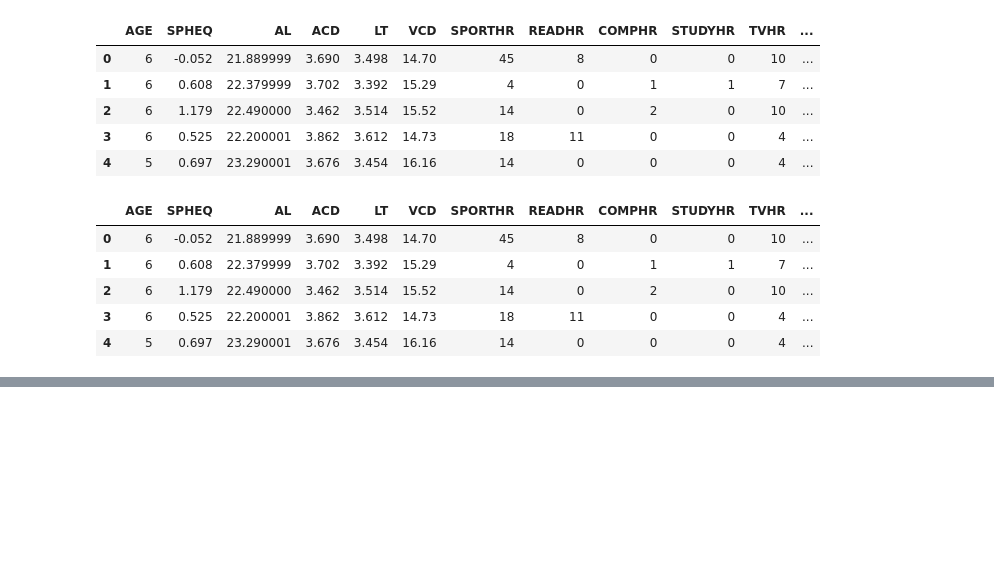
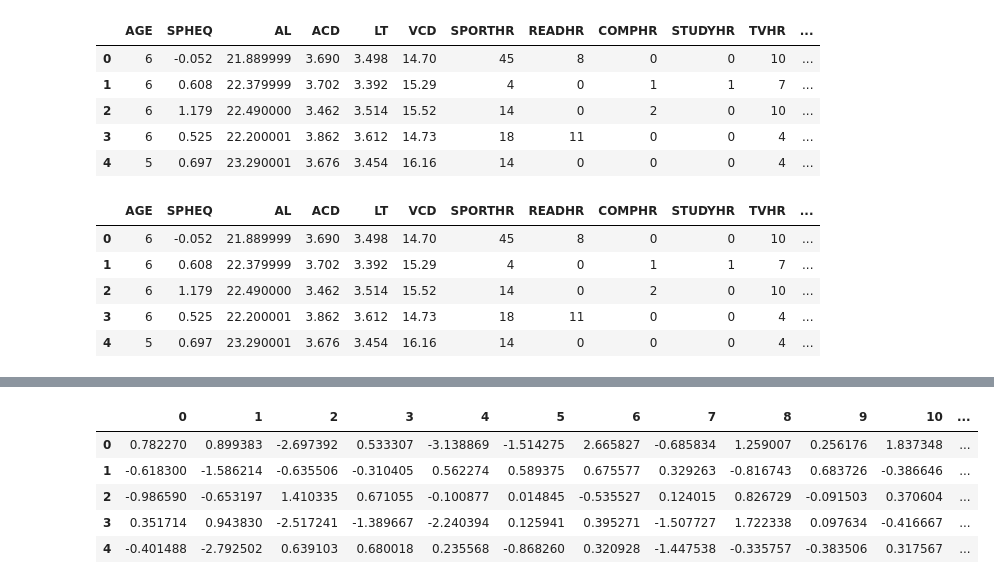
Before and after one commit to tylerhill122/myopia-clusters, a Jupyter notebook: myopia.ipynb, the cells around one changed output, grey strips where cells are left out. Saved outputs shown, nothing was run; the diff lists cells and outputs as text; code cells hidden in the pictures; blank space fills up the shorter version.

```diff
--- a/myopia.ipynb
+++ b/myopia.ipynb
@@ -63,0 +95,11 @@ plt.show()
+# %%
+pred = model.predict(df_myo_pca)
+df_myo_pca['predicted class'] = model.labels_
+df_myo_pca.head()
+# %% [output]
+|  | 0 | 1 | 2 | 3 | 4 | 5 | 6 | 7 | 8 | 9 | 10 | ... |
+| 0 | 0.782270 | 0.899383 | -2.697392 | 0.533307 | -3.138869 | -1.514275 | 2.665827 | -0.685834 | 1.259007 | 0.256176 | 1.837348 | ... |
+| 1 | -0.618300 | -1.586214 | -0.635506 | -0.310405 | 0.562274 | 0.589375 | 0.675577 | 0.329263 | -0.816743 | 0.683726 | -0.386646 | ... |
+| 2 | -0.986590 | -0.653197 | 1.410335 | 0.671055 | -0.100877 | 0.014845 | -0.535527 | 0.124015 | 0.826729 | -0.091503 | 0.370604 | ... |
+| 3 | 0.351714 | 0.943830 | -2.517241 | -1.389667 | -2.240394 | 0.125941 | 0.395271 | -1.507727 | 1.722338 | 0.097634 | -0.416667 | ... |
+| 4 | -0.401488 | -2.792502 | 0.639103 | 0.680018 | 0.235568 | -0.868260 | 0.320928 | -1.447538 | -0.335757 | -0.383506 | 0.317567 | ... |
```
Also changed, not shown: parts of 13 cells of this notebook.
